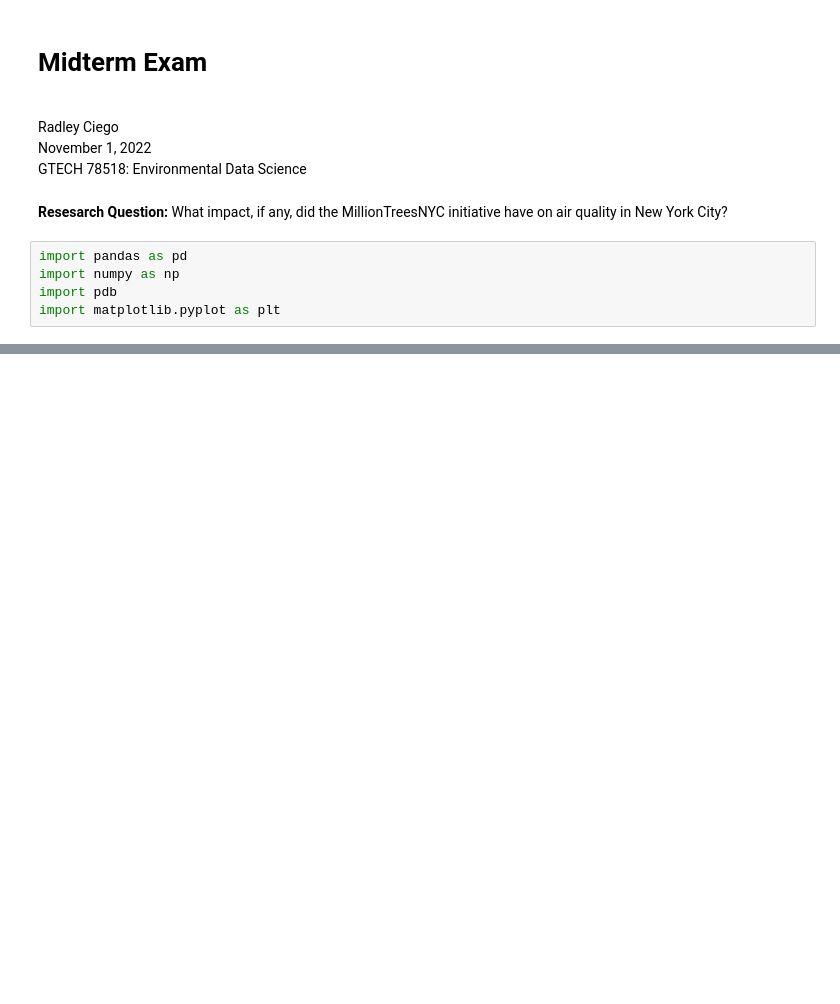
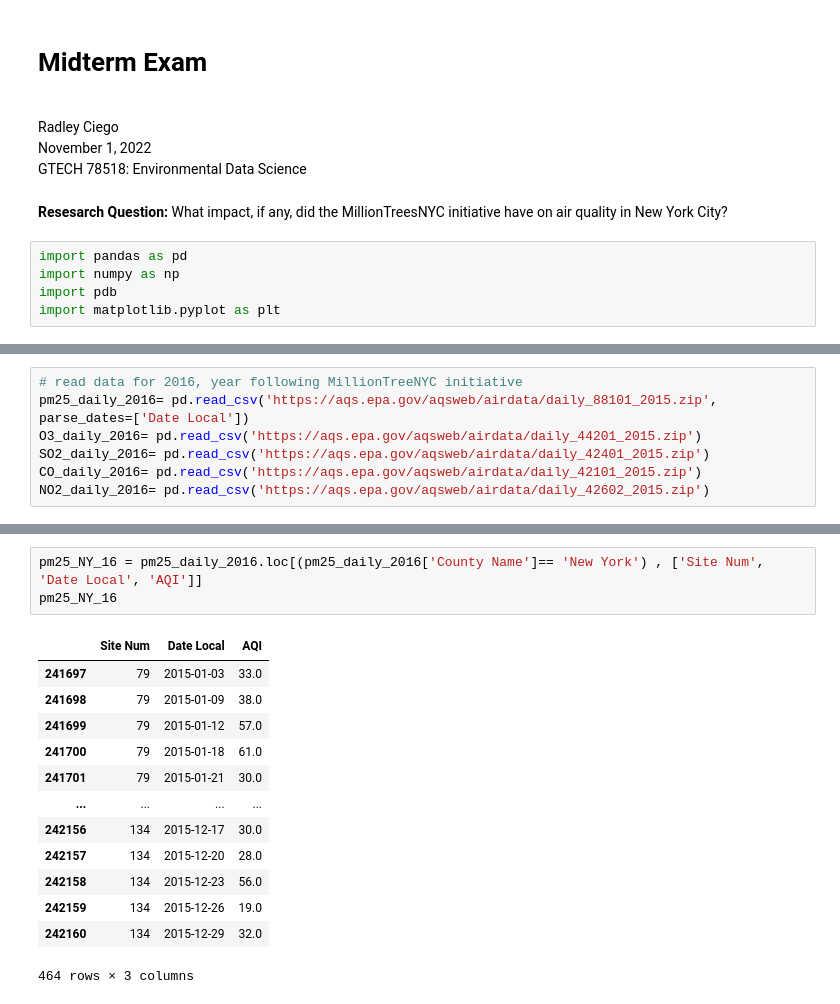
Before and after one commit to radleyciego/environmental-data-science, a Jupyter notebook: midterm/midterm.ipynb, the cells around one changed output, grey strips where cells are left out. Cells and saved outputs as stored; diff of their text form; blank space fills up the shorter version.

```diff
--- a/midterm/midterm.ipynb
+++ b/midterm/midterm.ipynb
@@ -42,0 +150,7 @@ tree15.head()
+# %%
+# read data for 2016, year following MillionTreeNYC initiative
+pm25_daily_2016= pd.read_csv('https://aqs.epa.gov/aqsweb/airdata/daily_88101_2015.zip', parse_dates=['Date Local'])
+O3_daily_2016= pd.read_csv('https://aqs.epa.gov/aqsweb/airdata/daily_44201_2015.zip')
+SO2_daily_2016= pd.read_csv('https://aqs.epa.gov/aqsweb/airdata/daily_42401_2015.zip')
+CO_daily_2016= pd.read_csv('https://aqs.epa.gov/aqsweb/airdata/daily_42101_2015.zip')
+NO2_daily_2016= pd.read_csv('https://aqs.epa.gov/aqsweb/airdata/daily_42602_2015.zip')
@@ -42,0 +215,17 @@ tree15.head()
+# %%
+pm25_NY_16 = pm25_daily_2016.loc[(pm25_daily_2016['County Name']== 'New York') , ['Site Num', 'Date Local', 'AQI']]
+pm25_NY_16
+# %% [output]
+|  | Site Num | Date Local | AQI |
+| 241697 | 79 | 2015-01-03 | 33.0 |
+| 241698 | 79 | 2015-01-09 | 38.0 |
+| 241699 | 79 | 2015-01-12 | 57.0 |
+| 241700 | 79 | 2015-01-18 | 61.0 |
+| 241701 | 79 | 2015-01-21 | 30.0 |
+| ... | ... | ... | ... |
+| 242156 | 134 | 2015-12-17 | 30.0 |
+| 242157 | 134 | 2015-12-20 | 28.0 |
+| 242158 | 134 | 2015-12-23 | 56.0 |
+| 242159 | 134 | 2015-12-26 | 19.0 |
+| 242160 | 134 | 2015-12-29 | 32.0 |
+464 rows × 3 columns
```
Also changed, not shown: parts of 26 cells of this notebook.
